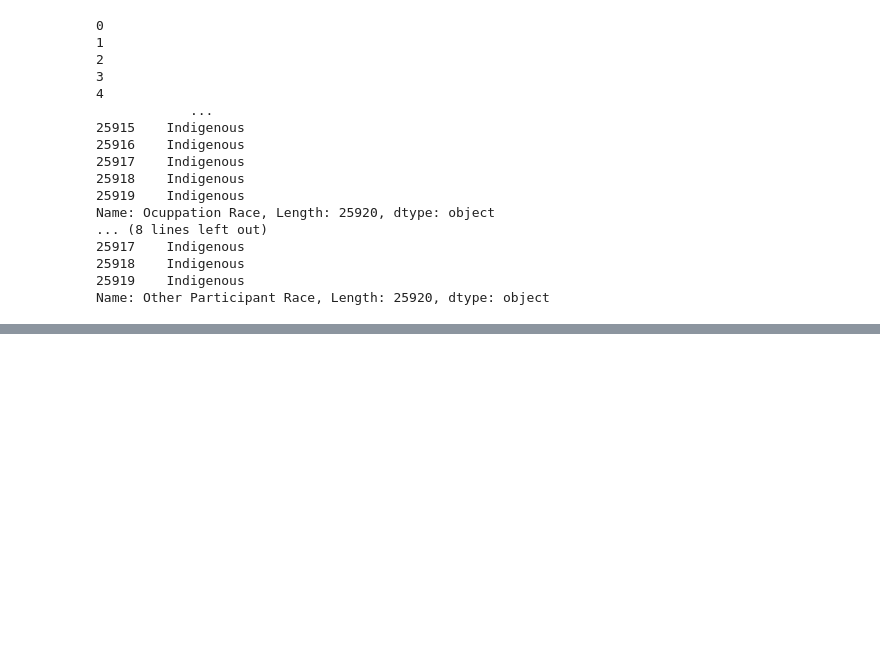
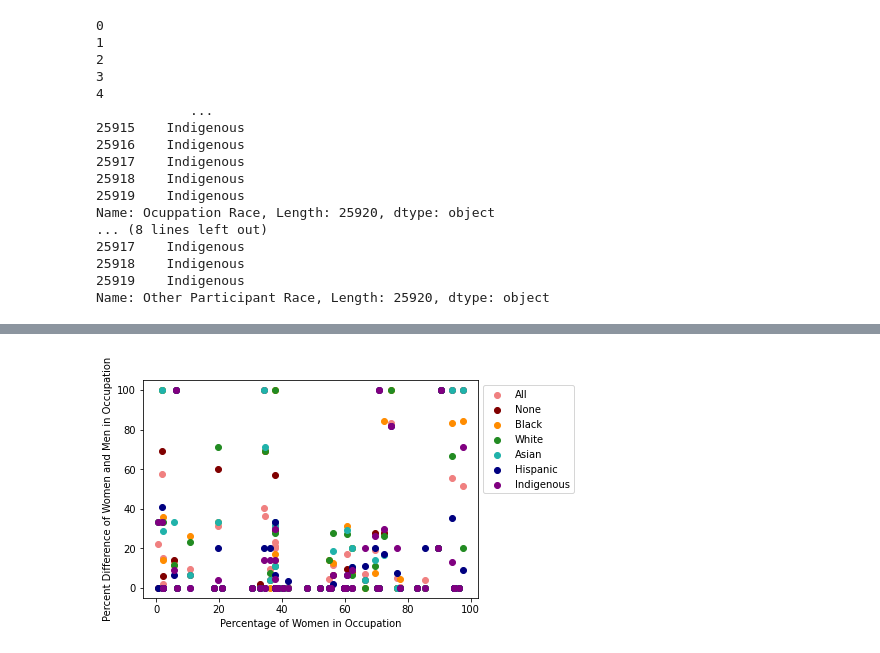
Before and after one commit to jennm/intersectionaly-in-occupation-cs378-nlp, a Jupyter notebook: analyze.ipynb, the cells around one changed output, grey strips where cells are left out. Saved outputs shown, nothing was run; the diff lists cells and outputs as text; code cells hidden in the pictures; blank space fills up the shorter version.

```diff
--- a/analyze.ipynb
+++ b/analyze.ipynb
@@ -160,0 +392,15 @@ Total Accuracy: 0.6456463624212335
+# %%
+for i in range(len(all_x)):
+    race = race_options[i]
+    if race == '':
+        race = 'None'
+    plt.scatter(all_x[i], all_y[i], color=colors[i], label=race)
+# plt.title('All data points')
+
+plt.xlabel('Percentage of Women in Occupation')
+# axis[scatter_coors[j][0], scatter_coors[j][1]]
+plt.ylabel('Percent Difference of Women and Men in Occupation')
+plt.legend(bbox_to_anchor=(1,1), loc="upper left")
+plt.savefig("scatter_occupation_all.png")
+# %% [output]
+[figure, added]
```
Also changed, not shown: parts of 6 cells of this notebook, 6 other files.
